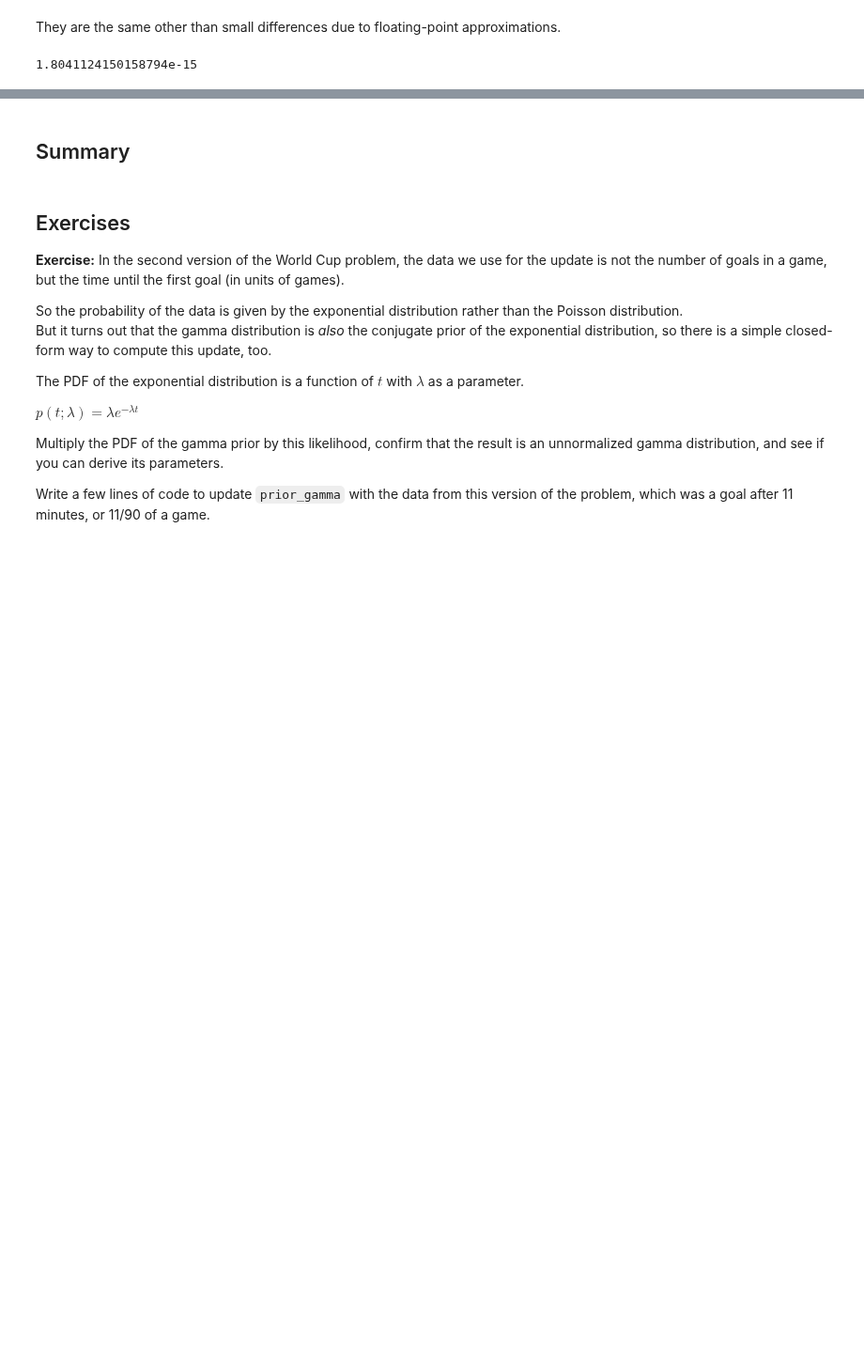
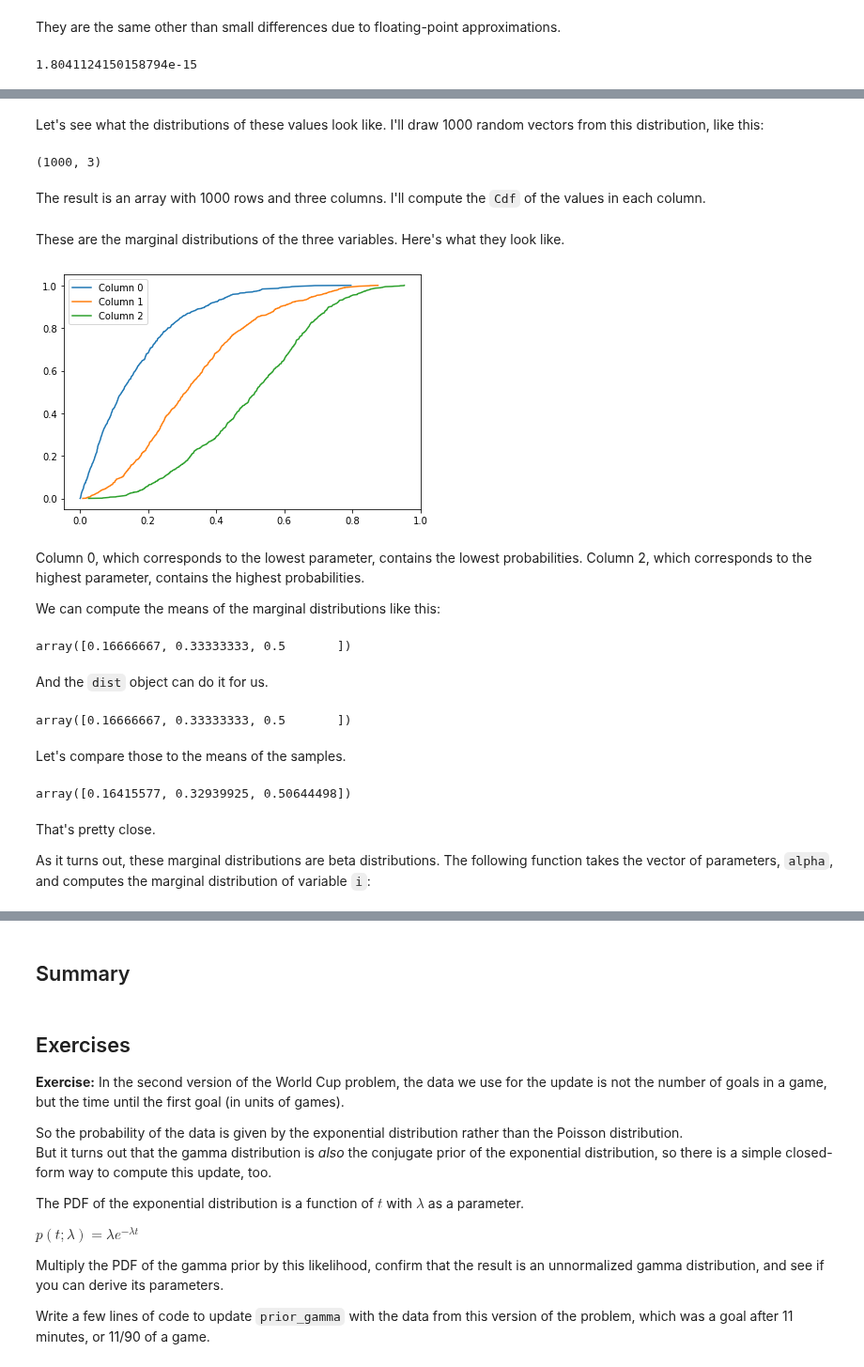
Before and after one commit to AllenDowney/ThinkBayes2, a Jupyter notebook: code/soln/chap17soln.ipynb, the cells around one changed output, grey strips where cells are left out. Shown at 94% size. Cells and saved outputs as stored; diff of their text form; code cells hidden in the pictures; blank space fills up the shorter version.

```diff
--- a/code/soln/chap17soln.ipynb
+++ b/code/soln/chap17soln.ipynb
@@ -348,0 +399,5 @@ np.max(np.abs(posterior - posterior_conjugate))
+# %%
+from scipy.stats import dirichlet
+
+alpha = np.array([1, 2, 3])
+dist = dirichlet(alpha)
@@ -348,0 +420,47 @@ np.max(np.abs(posterior - posterior_conjugate))
+# %% [markdown]
+Let's see what the distributions of these values look like.  I'll draw 1000 random vectors from this distribution, like this:
+# %%
+sample = dist.rvs(1000)
+sample.shape
+# %% [output]
+(1000, 3)
+# %% [markdown]
+The result is an array with 1000 rows and three columns.  I'll compute the `Cdf` of the values in each column.
+# %%
+cdfs = [Cdf.from_seq(col) for col in sample.transpose()]
+# %% [markdown]
+These are the marginal distributions of the three variables.  Here's what they look like.
+# %%
+for i, cdf in enumerate(cdfs):
+    label = f'Column {i}'
+    cdf.plot(label=label)
+
+decorate()
+# %% [output]
+[figure, added]
+# %% [markdown]
+Column 0, which corresponds to the lowest parameter, contains the lowest probabilities.
+Column 2, which corresponds to the highest parameter, contains the highest probabilities.
+
+We can compute the means of the marginal distributions like this:
+# %%
+alpha / alpha.sum()
+# %% [output]
+array([0.16666667, 0.33333333, 0.5       ])
+# %% [markdown]
+And the `dist` object can do it for us.
+# %%
+dist.mean()
+# %% [output]
+array([0.16666667, 0.33333333, 0.5       ])
+# %% [markdown]
+Let's compare those to the means of the samples.
+# %%
+sample.mean(axis=0)
+# %% [output]
+array([0.16415577, 0.32939925, 0.50644498])
+# %% [markdown]
+That's pretty close.
+
+As it turns out, these marginal distributions are beta distributions.
+The following function takes the vector of parameters, `alpha`, and computes the marginal distribution of variable `i`:
```
Also changed, not shown: parts of 18 cells of this notebook.
